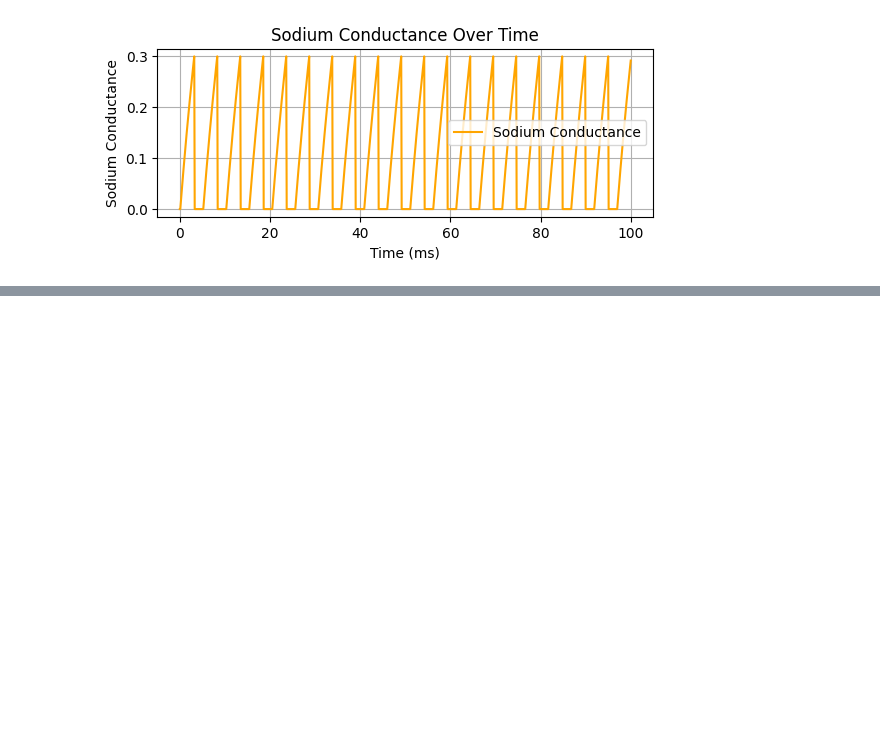
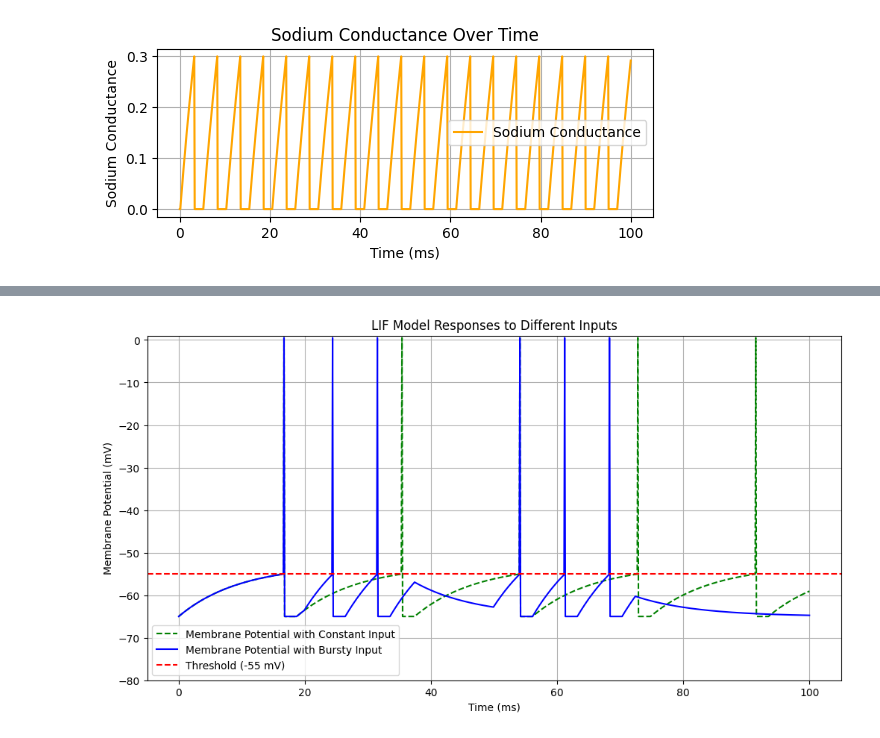
Before and after one commit to benjamin1zhao/NEUR3002, a Jupyter notebook: Final.ipynb, the cells around one changed output, grey strips where cells are left out. Saved outputs shown, nothing was run; the diff lists cells and outputs as text; code cells hidden in the pictures; blank space fills up the shorter version.

```diff
--- a/Final.ipynb
+++ b/Final.ipynb
@@ -348,0 +342,82 @@ Error: 0.08326757514404187
+# %%
+import numpy as np
+import matplotlib.pyplot as plt
+
+def LIF_model_with_Na(I, duration, dt=0.1, V_rest=-65.0, V_threshold=-55.0, V_reset=-65.0, Rm=1.0, Cm=10.0, V_spike=0.5, Na_scale=0.03, refractory_period=2.0):
+    """
+    Simulates the Leaky Integrate-and-Fire model of a neuron with simple voltage-gated sodium channels.
+    I can now be a constant or an array of input currents over time.
+    """
+    time = np.arange(0, duration + dt, dt)
+    n_steps = len(time)
+    V = np.zeros(n_steps)
+    Na_conductance_values = np.zeros(n_steps)  # Array to store sodium conductance values
+    V[0] = V_rest
+    spikes = []
+    last_spike_time = -refractory_period  # Initialize to a time before start
+
+    for i in range(1, n_steps):
+        # Check if I is a scalar or array
+        current_input = I if np.isscalar(I) else I[i]
+
+        # Sodium conductance (simplified representation)
+        Na_conductance = Na_scale * (V[i - 1] - V_rest)
+        Na_conductance_values[i] = Na_conductance  # Stores conductance values
+
+        if time[i] - last_spike_time < refractory_period:
+            V[i] = V_reset
+        else:
+            # Calculate membrane potential with sodium conductance
+            dVdt = (-(V[i - 1] - V_rest) + current_input * Rm - Na_conductance) / (Rm * Cm)
+            V[i] = V[i - 1] + dVdt * dt
+
+            if V[i] >= V_threshold:
+                spikes.append(time[i])
+                V[i - 1] = V_spike  # Spike occurs
+                V[i] = V_reset
+                last_spike_time = time[i]
+                Na_conductance = 0  # Reset sodium conductance
+
+    return time, V, spikes, Na_conductance_values
+
+# Define simulation parameters
+duration = 100
+dt = 0.1
+
+# Scenario 1: Constant input
+I_constant = 12.5
+
+# Scenario 2: Bursty input
+I_bursty = np.zeros(int(duration / dt) + 1)
+#Initial input
+I_bursty[0:200] = 12.5  # Initial burst of high input right at the start
+# First burst
+I_bursty[200:375] = 25  # First burst of high input
+# Second burst, ensure there's a gap between the first and second burst
+I_bursty[500:725] = 25  # Second burst of high input
+
+# Run simulations
+time, V_constant, spikes_constant, _ = LIF_model_with_Na(I=I_constant, duration=duration, dt=dt, refractory_period=2.0)
+time, V_bursty, spikes_bursty, _ = LIF_model_with_Na(I=I_bursty, duration=duration, dt=dt, refractory_period=2.0)
+
+# Plot the results
+plt.figure(figsize=(12, 6))
+
+# Membrane potential for constant input
+plt.plot(time, V_constant, label='Membrane Potential with Constant Input', color='green', linestyle='--')
+
+# Membrane potential for bursty input
+plt.plot(time, V_bursty, label='Membrane Potential with Bursty Input', color='blue')
+
+plt.axhline(y=-55.0, color='r', linestyle='--', label='Threshold (-55 mV)')
+plt.title('LIF Model Responses to Different Inputs')
+plt.xlabel('Time (ms)')
+plt.ylabel('Membrane Potential (mV)')
+plt.ylim([-80, 1])
+plt.grid(True)
+plt.legend()
+plt.show()
+
+# Note: Sodium conductance plot and spike times print statements are omitted for brevity
+# %% [output]
+[figure, added]
```
Also changed, not shown: parts of 12 cells of this notebook.
